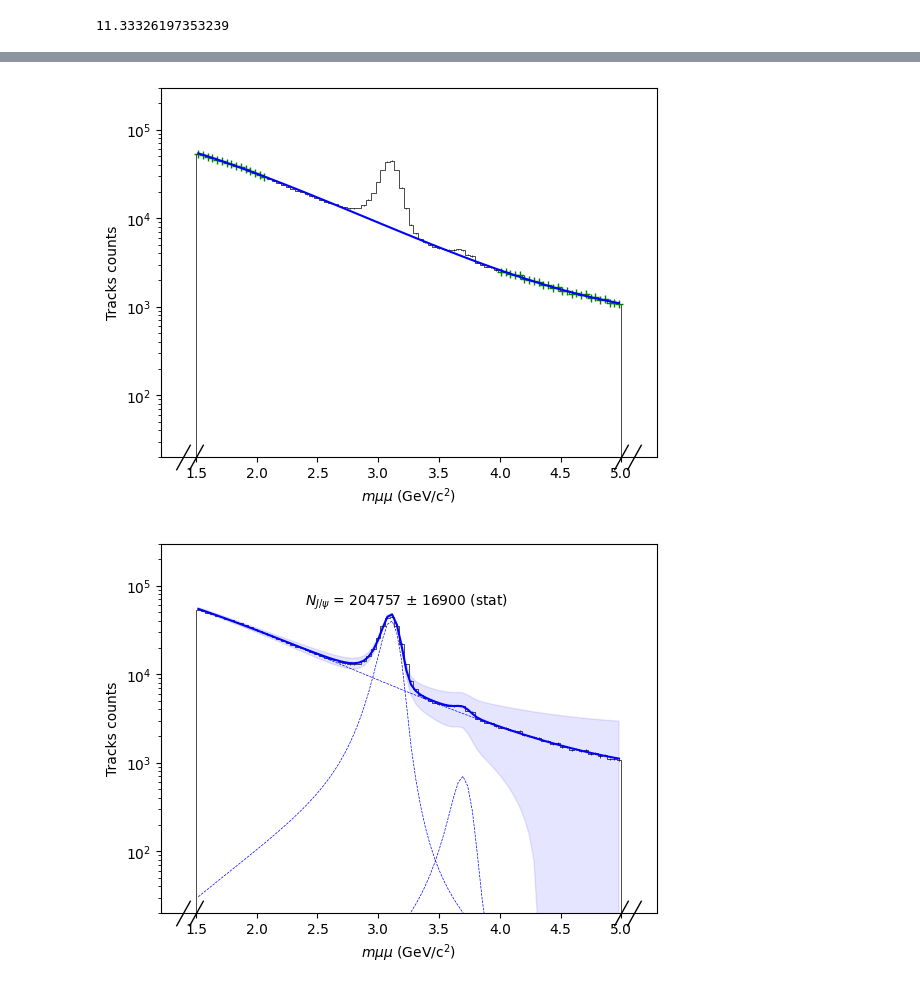
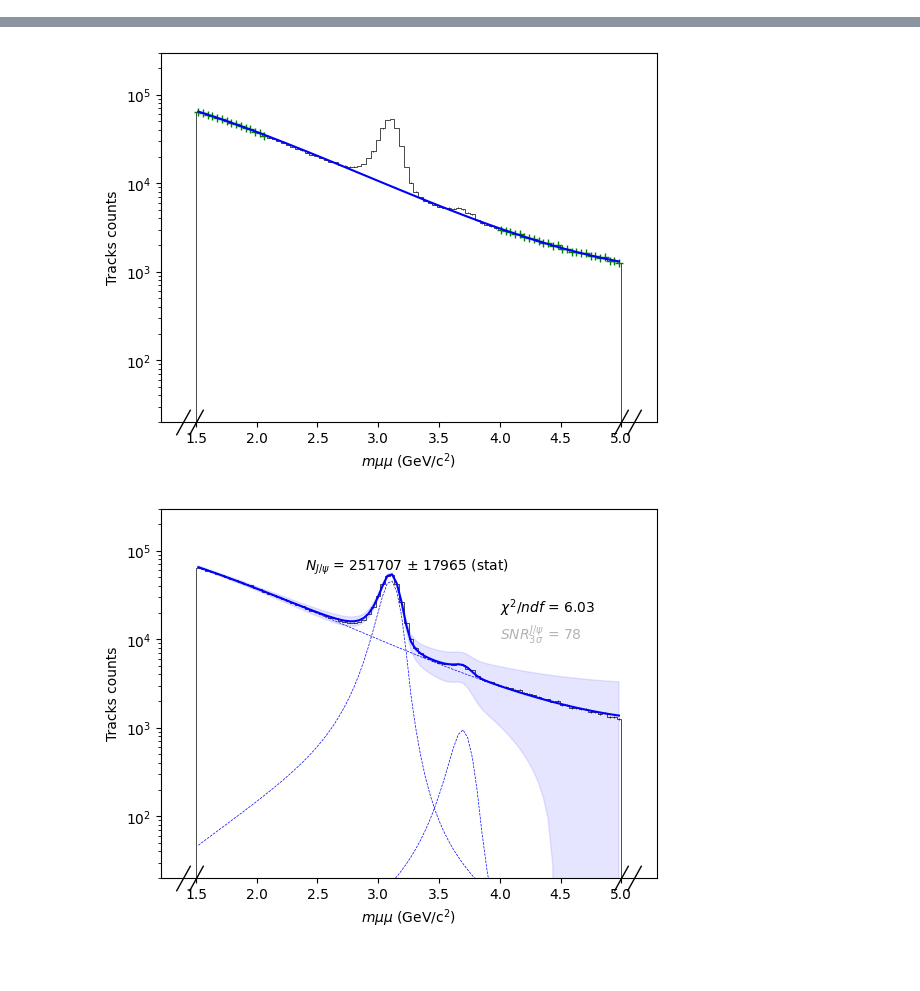
Before and after one commit to nantes-m2-rps-exp/qqbar2mumu-2023, a Jupyter notebook: notebooks/fit.ipynb, the cells around one changed output, grey strips where cells are left out. Saved outputs shown, nothing was run; the diff lists cells and outputs as text; code cells hidden in the pictures.

```diff
--- a/notebooks/fit.ipynb
+++ b/notebooks/fit.ipynb
@@ -221,12 +287,15 @@ def gethistdata(h,xmin,xmax):
     x = x[:-1]+(x[1]-x[0])/2  # set x to middles instead of lower bound of bins
     return x,y
 
-def fillhist(h,type,pTl,pTu):
+def fillhist(h,type,pTl,pTu,niter=131):
     f = open(f'mass/{type}.pT{pTl}-{pTu}.npy', 'rb')
-    for i in range(nruns):
-        A = np.load(f)
-        #print(A)
-        h.fill(A)
+    for i in range(niter):
+        try:
+            A = np.load(f)
+            h.fill(A)
+        except Exception as e:
+            break
+    #if type == 'data': print(i)
     f.close()
 
 # p0
@@ -365,7 +434,7 @@ def fitroutine(pTl, pTu, axes=None, nbin=90, massmin=1.5, massmax=5.0,
         if fit_on:
             # bounds
             rbg = np.ones(np.shape(pfitbg))*0.05 # bg parameters variation factor around p0
-            rreso = np.array([10, 0.02, 0.02, *0.001*np.ones(nparam(resofunc)-3)])  # peaks parameters variation factor around p0
+            rreso = np.array([10, 0.1, 0.1, *0.001*np.ones(nparam(resofunc)-3)])  # peaks parameters variation factor around p0
             lb = np.array([*mklb(pfitJPsi, rreso), *mklb(pfitPsi2S, rreso), *mklb(pfitbg, rbg)])
             ub = np.array([*mkub(pfitJPsi, rreso), *mkub(pfitPsi2S, rreso), *mkub(pfitbg, rbg)])
             bounds = (lb,ub)
@@ -394,28 +463,37 @@ def fitroutine(pTl, pTu, axes=None, nbin=90, massmin=1.5, massmax=5.0,
 
                 #print(cov/abs(pfit))
                 # Fit error
-                cov[3:nparam(resofunc)] = 0
+                cov[3:nparam(resofunc)] = 0  # manually set it to 0 because tails fixed
                 cov[nparam(resofunc)+3:2*nparam(resofunc)] = 0
                 errfit = np.sqrt(np.sum(np.diag(cov)))
 
                 if plot_on: ax.fill_between(mass, Nfit-errfit, Nfit+errfit, color='blue', alpha=0.1)
 
                 # J/psi Integral
-                IJPsi = quad(resofunc, x0, x1, args=tuple(pfit[:nparam(resofunc)]))[0]
+                IJPsi = quad(resofunc, x0, x1, args=tuple(pfit[:nparam(resofunc)]))[0] / dmass
 
                 # J/psi Integral stat error
-                errIJPsi = np.sqrt(sig2(resofunc)(cov[:3,:3], mass, *pfit[:nparam(resofunc)]))
-                if plot_on: ax.text(2.4, 6e4, f'$N_{{J/\psi}}$ = {IJPsi/dmass:.0f} $\pm$ {errIJPsi/dmass:.0f} (stat)')
+                errIJPsi = np.sqrt(sig2(resofunc)(cov[:3,:3], dmass, mass, *pfit[:nparam(resofunc)]))
+                if plot_on: ax.text(2.4, 6e4, f'$N_{{J/\psi}}$ = {IJPsi:.0f} $\pm$ {errIJPsi:.0f} (stat)')
                 #print(IJPsi/dmass)
                 #print(errJPsi/dmass)
 
                 # Chi2
                 chi2 = np.sum(((Ndata - datamodel(resofunc, bgfunc)(mass, *pfit)) / np.sqrt(Ndata)) ** 2)
                 ndf = len(mass) + 3 - 1
+
+                # SNR
+                IJPsi3sig = quad(resofunc, pfit[1]-3*pfit[2], pfit[1]+3*pfit[2], args=tuple(pfit[:nparam(resofunc)]))[0]
+                Ibg3sig = quad(bgfunc,     pfit[1]-3*pfit[2], pfit[1]+3*pfit[2], args=tuple(pfit[2*nparam(resofunc):]))[0]
+                SNR = IJPsi3sig/np.sqrt(Ibg3sig+IJPsi3sig)
+
+                if plot_on:
+                    ax.text(4, 2e4, f'$\chi^2/ndf$ = {chi2/ndf:.2f}')
+                    ax.text(4, 1e4, f'$SNR_{{3\sigma}}^{{J/\psi}}$ = {SNR:.0f}', alpha=0.3)
             except Exception as e:
                 raise(e)
                 pass
-    return IJPsi/dmass, errIJPsi/dmass, chi2/ndf
+    return IJPsi, errIJPsi, chi2/ndf, SNR
 # %%
 #  pT differential analysis
 #  ------------------------
@@ -435,13 +513,12 @@ for i in range(len(pTcuts)-1):
     pTl = pTcuts[i]
     pTu = pTcuts[i+1]
 
-    _, _, chi2ndf = fitroutine(pTl, pTu,
+    _, _, chi2ndf, SNR = fitroutine(pTl, pTu,
                                axes=[axes[j].flatten()[i] for j in range(3)],
                                nbin=90, massmin=1.5, massmax=5.0,
                                resofunc=CB2, bgfunc=expVWG,
                                plot_on=True, show_range=True,
                                show_xlabel=(i==6), show_ylabel=(i==0))
-    print(chi2ndf)
 #fig[0].savefig('fig/diff_MC_fit.pdf')
 #fig[1].savefig('fig/diff_bg_fit.pdf')
 fig[2].savefig('fig/diff_fit.pdf')
@@ -478,21 +547,19 @@ fig[2].savefig('fig/main_fit.pdf')
 # %%
 fig = []
 axes = []
 for i in range(3):
     fig.append(plt.figure())
     axes.append(plt.gca())
-_, _, chi2ndf = fitroutine(0, 1000,
+_, _, chi2ndfs, SNR = fitroutine(0, 1000,
                            axes=axes,
                            nbin=90, massmin=1.5, massmax=5.0,
                            resofunc=NA60, bgfunc=expinterp,
                            plot_on=True, show_range=False,
                            show_xlabel=True, show_ylabel=True)
-print(chi2ndf)
 # %% [output]
-11.33326197353239
 [figure]
-[figure, old version]
+[figure, new version]
-[figure, old version]
+[figure, new version]
 # %%
 def syst(x):
     n = len(x)
```
Also changed, not shown: parts of 8 cells of this notebook.
